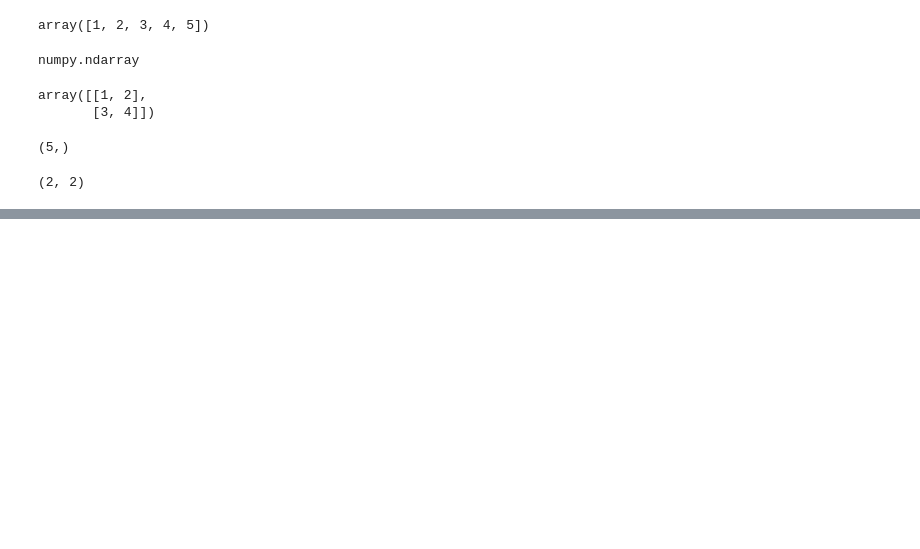
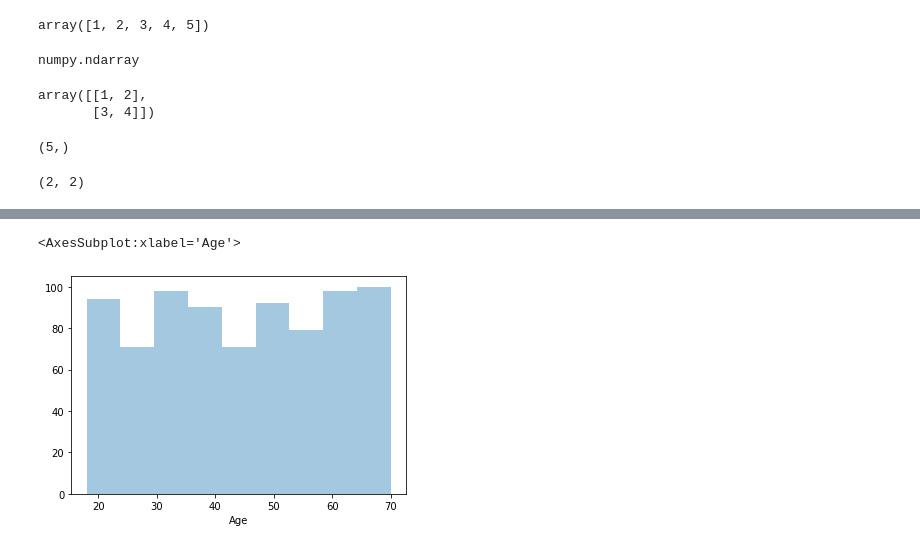
Before and after one commit to Habislife/AI, a Jupyter notebook: Full Course Ai/Lecture_2.ipynb, the cells around one changed output, grey strips where cells are left out. Saved outputs shown, nothing was run; the diff lists cells and outputs as text; code cells hidden in the pictures; blank space fills up the shorter version.

```diff
--- a/Full Course Ai/Lecture_2.ipynb
+++ b/Full Course Ai/Lecture_2.ipynb
@@ -29,0 +94,5 @@ import pandas as pd
+# %%
+sns.distplot(data2.Age,kde = False)
+# %% [output]
+<AxesSubplot:xlabel='Age'>
+[figure, added]
```
Also changed, not shown: parts of 14 cells of this notebook.
